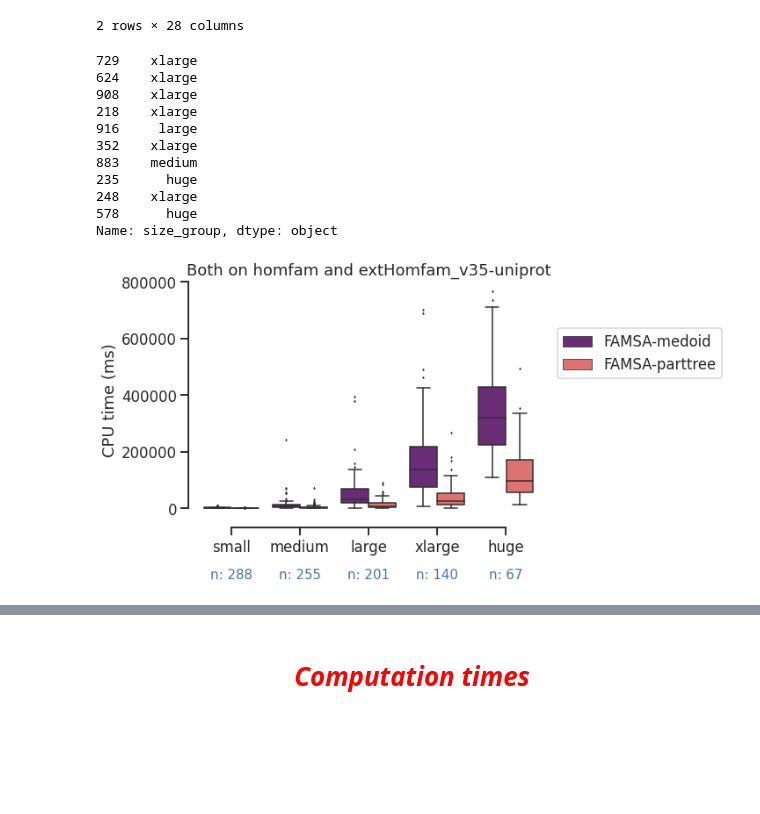
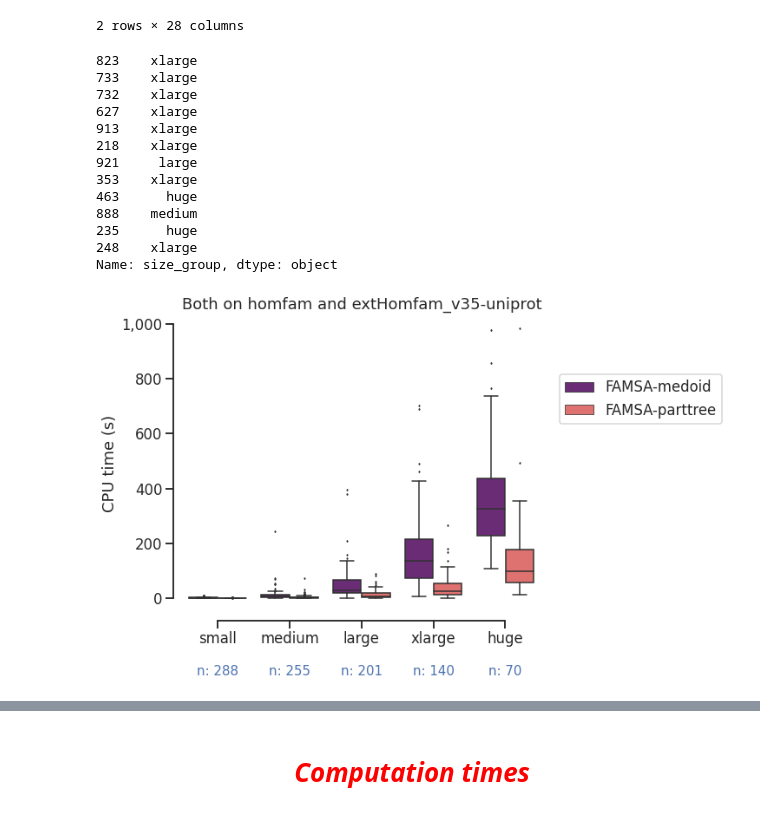
Before and after one commit to luisas/nf_structural_regression, a Jupyter notebook: notebook/01_benchmark.ipynb, the cells around one changed output, grey strips where cells are left out. Saved outputs shown, nothing was run; the diff lists cells and outputs as text; code cells hidden in the pictures; blank space fills up the shorter version.

```diff
--- a/notebook/01_benchmark.ipynb
+++ b/notebook/01_benchmark.ipynb
@@ -11,5 +12,6 @@ from os.path import isfile, join
 # %%
 evaluation_dir = "/home/luisasantus/Desktop/crg_cluster/projects/structural_regression/results/"
+outdir = "../../../data/structural_regression/plots/02_benchmarkCPU/"
 # %%
 ### parse trace files
 def parse_trace(result_dir):
@@ -91,60 +93,62 @@ stat_trees.head(2)
 2 rows × 28 columns
 # %%
 # Remove outliers for visualization
-stat_trees_nooutlier = stat_trees.sort_values(by=['realtime'], ascending=False).iloc[10:]
+stat_trees_nooutlier = stat_trees.sort_values(by=['realtime'], ascending=False).iloc[12:]
 stat_trees_nooutlier = stat_trees_nooutlier.sort_values(by=['realtime'])
-outliers = stat_trees.sort_values(by=['realtime'], ascending=False).iloc[:10]
-outliers.size_group
+outliers = stat_trees.sort_values(by=['realtime'], ascending=False).iloc[:12]
+#outliers.size_group
 # %% [output]
-729    xlarge
-624    xlarge
-908    xlarge
+823    xlarge
+733    xlarge
+732    xlarge
+627    xlarge
+913    xlarge
 218    xlarge
-916     large
-352    xlarge
-883    medium
+921     large
+353    xlarge
+463      huge
+888    medium
 235      huge
 248    xlarge
-578      huge
 Name: size_group, dtype: object
 # %%
 
 sns.set_theme(style="ticks")
 sns.set_context("talk")
 
 # Load the example tips dataset
-f, ax = plt.subplots(figsize=(7, 5))
+f, ax = plt.subplots(figsize=(10, 7))
 df = stat_trees_nooutlier
 # Draw a nested boxplot to show bills by day and time
 sns.boxplot(x="size_group", y="realtime",
             hue="tree_method", palette = "magma",
             data=df, linewidth=1.5, fliersize = 1.5, dodge = True)
 
 # Calculate number of obs per group & median to position labels
 nobs = df['size_group'].value_counts().values
 nobs = [str(x) for x in nobs.tolist()]
 nobs = ["n: " + i for i in nobs]
 
 # Add it to the plot
 pos = range(len(nobs))
 for tick,label in zip(pos,ax.get_xticklabels()):
     ax.text(pos[tick],
-            -250000,
+            -280000,
             nobs[tick],
             horizontalalignment='center',
             size='small',
             color='b')
 
 
 
-ax.set(ylabel='CPU time (ms)', xlabel='', title = "Both on homfam and extHomfam_v35-uniprot")
+ax.set(ylabel='CPU time (s)', xlabel='', title = "Both on homfam and extHomfam_v35-uniprot")
 plt.legend(bbox_to_anchor=(1.05, 0.8), loc=2, borderaxespad=0.)
 
 sns.despine(offset=10, trim=True)
-#f, ax = plt.subplots(figsize=(7, 7))
-#sns.scatterplot(data=stat_trees, y="realtime", x="n_sequences", hue="tree_method",
-#                palette = "magma",style = "benchmarking_dataset", s = 30)
-#plt.legend(bbox_to_anchor=(1.05, 1), loc=2, borderaxespad=0.)
-#ax.set(ylabel='CPU time (ms)', xlabel='number of sequences')
+
+
+ax.yaxis.set_major_formatter(ticker.FuncFormatter(lambda x, pos: '{:,.0f}'.format(x/1000) ))
+plt.subplots_adjust(right=0.70, bottom = 0.20)
+plt.savefig(os.path.join(outdir, "10_treesCPU.pdf"))
 # %% [output]
-[figure, old version]
+[figure, new version]
```
Also changed, not shown: parts of 11 cells of this notebook, 15 other files.
